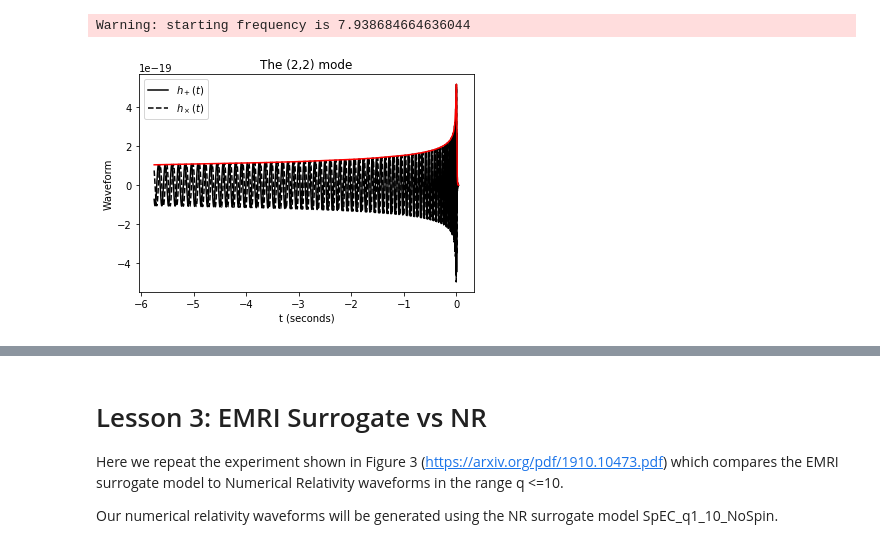
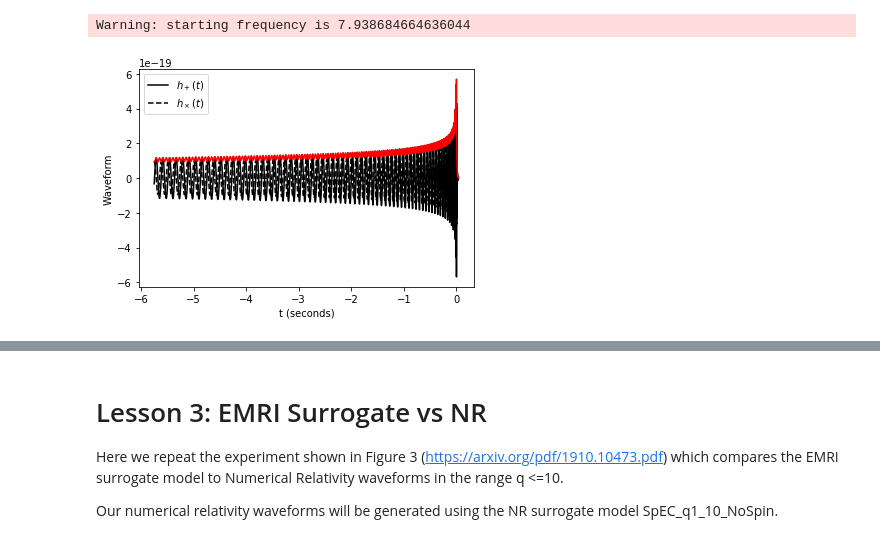
Before and after one commit to sxs-collaboration/gwsurrogate, a Jupyter notebook: tutorial/notebooks/nonspinning_nr_emri.ipynb, the cells around one changed output, grey strips where cells are left out. Saved outputs shown, nothing was run; the diff lists cells and outputs as text; code cells hidden in the pictures.

```diff
--- a/tutorial/notebooks/nonspinning_nr_emri.ipynb
+++ b/tutorial/notebooks/nonspinning_nr_emri.ipynb
@@ -154,12 +154,13 @@ Warning: starting frequency is 7.938684664636044
 # %%
 # We'll be safer with 15 hz
 fmin = 15
-modes,times,hp,hc = model(M=M,q=q,dist=dist,theta=theta,phi=phi,ell=[2],m=[2],mode_sum=False,fake_neg_modes=False,f_low=fmin)
+
+# Lets evaluate the (2,2) and (2,-2) at phi = theta = pi/3 on the sphere
+times,hp,hc = model(M=M,q=q,dist=dist,theta=theta,phi=phi,ell=[2],m=[2],f_low=fmin)
 
 gwtools.plot_pretty(times, [hp, hc])
 plt.plot(times,gwtools.amp(hp+1j*hc),'r')
 plt.xlabel('t (seconds)')
-plt.title('The (%i,%i) mode'%(modes[0][0],modes[0][1]))
 plt.show()
 # %% [output]
-[figure, old version]
+[figure, new version]
```
Also changed, not shown: parts of 5 cells of this notebook, 1 other file.
